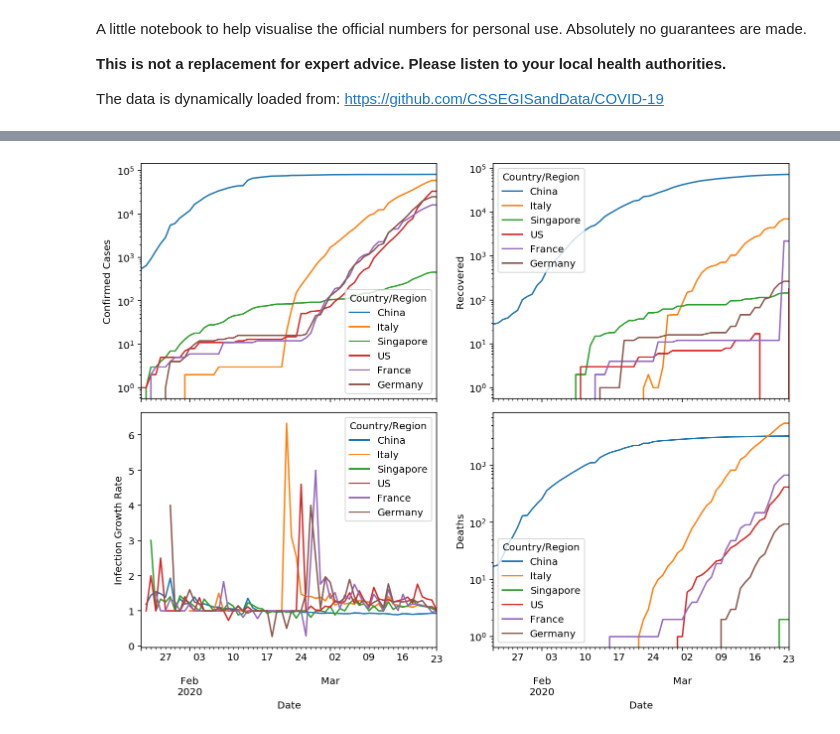
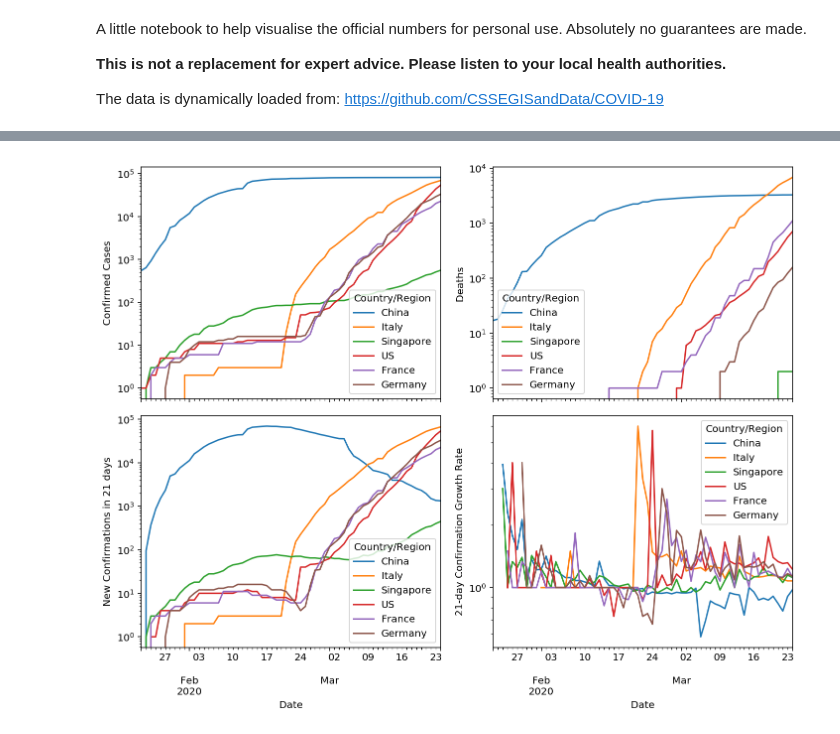
Before and after one commit to felixpatzelt/covid-19, a Jupyter notebook: international_cases.ipynb, the cells around one changed output, grey strips where cells are left out. Drawn from its saved outputs; the diff is of its cells as text; code cells hidden in the pictures.

Commit message:
New jhu files (#5)
* fix: use new JHU files without recovered cases

```diff
--- a/international_cases.ipynb
+++ b/international_cases.ipynb
@@ -41,22 +41,22 @@ plot_countries = [
 # %%
 plt.close(1)
 fig1, ax1 = plt.subplots(nrows=2, ncols=2, figsize=(10,8), sharex=True, num=1)
 
 jhu.confirmed[plot_countries].plot(ax=ax1[0,0], logy=True)
 ax1[0,0].set_ylabel('Confirmed Cases')
 
-smooth_rate_d = 1
-jhu.infection_rate[plot_countries].rolling(smooth_rate_d, center=True, min_periods=1).mean().plot(ax=ax1[1,0], logy=False)
-ax1[1,0].set_ylabel('Infection Growth Rate')
+jhu.deaths[plot_countries].plot(ax=ax1[0,1], logy=True)
+ax1[0,1].set_ylabel('Deaths')
 
-jhu.recovered[plot_countries].plot(ax=ax1[0,1], logy=True)
-ax1[0,1].set_ylabel('Recovered')
+jhu.new_infected_21d[plot_countries].plot(ax=ax1[1,0], logy=True)
+ax1[1,0].set_ylabel('New Confirmations in 21 days')
 
-jhu.deaths[plot_countries].plot(ax=ax1[1,1], logy=True)
-ax1[1,1].set_ylabel('Deaths')
+jhu.new_infection_rate_21d[plot_countries].plot(ax=ax1[1,1], logy=True)
+ax1[1,1].set_ylabel('21-day Confirmation Growth Rate')
+
 fig1.tight_layout()
 # %% [output]
-[figure, old version]
+[figure, new version]
 # %%
 # save the above figure
 #fig1.savefig('sars-covid-19_timeseries.png')
```
Also changed, not shown: parts of 1 cell of this notebook, 1 other file.
